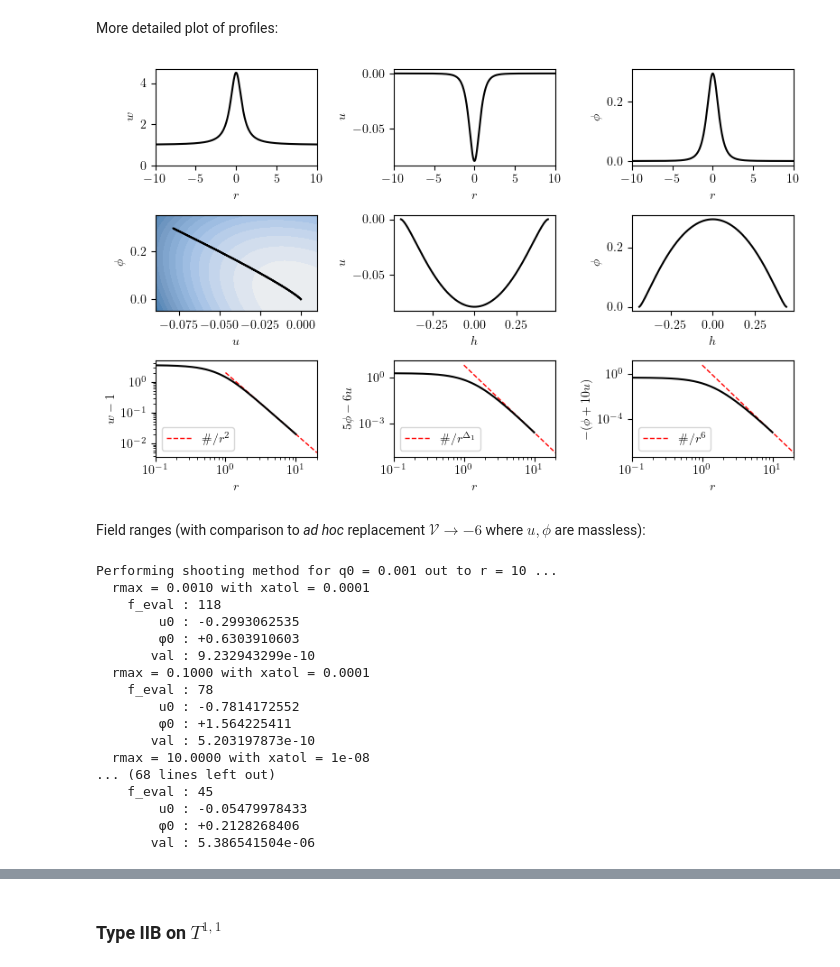
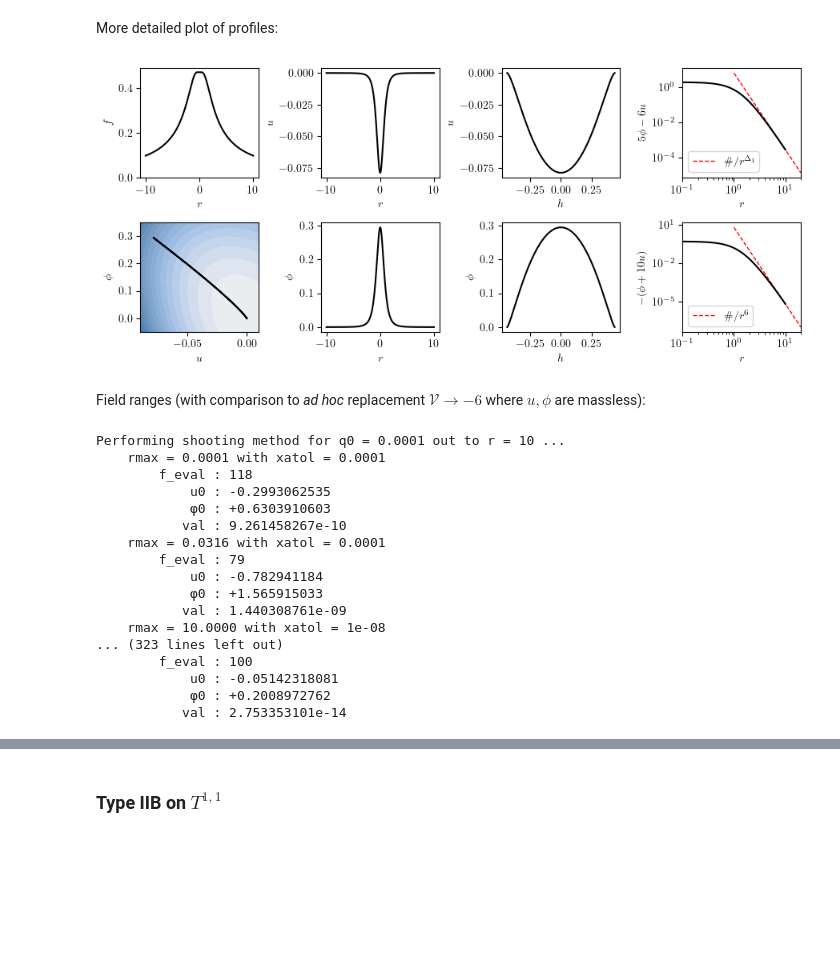
Before and after one commit to gloges/typeII-wormholes, a Jupyter notebook: wormholes.ipynb, the cells around one changed output, grey strips where cells are left out. Drawn from its saved outputs; the diff is of its cells as text; code cells hidden in the pictures; blank space fills up the shorter version.

```diff
--- a/wormholes.ipynb
+++ b/wormholes.ipynb
@@ -51,11 +48,11 @@ The optimal solution matching AdS boundary conditions is found using a shooting
 # %%
 q0, rmax = 1, 10
 soln = wh.wormhole_S3S3(q0, rmax, xatol=10**-10)
-r, w, u, ud, φ, φd, h, f4sqr = soln
+r, f, u, ud, φ, φd, h, f4sqr = soln
 
-fig, axes = plt.subplots(1, 3, figsize=(8,2))
+fig, axes = plt.subplots(1, 3, figsize=(8,2), sharex=True)
 
-axes[0].plot(r, w, 'k')
+axes[0].plot(r, f, 'k')
 axes[1].plot(r, u, 'k')
 axes[2].plot(r, φ, 'k')
 
@@ -82,69 +79,71 @@ Performing shooting method for q0 = 1 out to r = 10 ...
 # %% [markdown]
 More detailed plot of profiles:
 # %%
-fig, axes = plt.subplots(3, 3, figsize=(8,5))
+fig, axes = plt.subplots(2, 4, figsize=(9,4))
 
-xdata = [r, r, r, u, h, h, r,   r,       r        ]
-ydata = [w, u, φ, φ, u, φ, w-1, 5*φ-6*u, -(φ+10*u)]
-xlabels = ['$r$', '$r$', '$r$', '$u$', '$h$', '$h$', '$r$', '$r$', '$r$']
-ylabels = ['$w$', '$u$', '$\phi$', '$\phi$', '$u$', '$\phi$', '$w-1$', '$5\phi-6u$', '$-(\phi+10u)$']
+q = wh.Q(r, q0)
+
+xdata = [r, r, h, r, u, r, h, r]
+ydata = [f, u, u, 5*φ-6*u, φ, φ, φ, -(φ+10*u)]
+xlabels = ['$r$', '$r$', '$h$', '$r$', '$u$', '$r$', '$h$', '$r$']
+ylabels = ['$f$', '$u$', '$u$', '$5\phi-6u$', '$\phi$', '$\phi$', '$\phi$', '$-(\phi+10u)$']
 
 
 # Plot expected power-law fall-offs in asymptotic region
 Δ1 = (3+np.sqrt(33))/2
-wcoeff = np.mean(r[-10:]**2 * (w[-10:] - 1))
+fcoeff = np.mean(r[-10:]**2 * (f[-10:]**(-2) - (r[-10:]**2 + (1+2*q0**2))))
 uφcoeff1 = np.mean(r[-10:]**Δ1 * (5*φ[-10:] - 6*u[-10:]))
 uφcoeff2 = np.mean(r[-10:]**6 * (-φ[-10:] - 10*u[-10:]))
 
 rr = np.linspace(q0, 2*rmax, 2)
-axes[2,0].plot(rr, wcoeff/rr**2, '--r', lw=1, label='$\#/r^2$')
-axes[2,1].plot(rr, uφcoeff1/rr**Δ1, '--r', lw=1, label='$\#/r^{\Delta_1}$')
-axes[2,2].plot(rr, uφcoeff2/rr**6, '--r', lw=1, label='$\#/r^6$')
+axes[0,3].plot(rr, uφcoeff1/rr**Δ1, '--r', lw=1, label='$\#/r^{\Delta_1}$')
+axes[1,3].plot(rr, uφcoeff2/rr**6, '--r', lw=1, label='$\#/r^6$')
 
 # Plot grid of xy-data
 for ax, xx, yy, xlab, ylab in zip(axes.ravel(), xdata, ydata, xlabels, ylabels):
     ax.plot(xx, yy, 'k')
     ax.set_xlabel(xlab)
     ax.set_ylabel(ylab)
 
-for ax in axes[0]:
-    ax.set_xlim(-10, 10)
+# for ax in axes[0]:
+#     ax.set_xlim(-10, 10)
 axes[0,0].set_ylim(0)
 
 # Superimpose potential in u-φ plot
 u0s = np.linspace(-0.09, 0.01, 40)
 φ0s = np.linspace(-0.05, 0.35, 40)
 umesh, φmesh = np.meshgrid(u0s, φ0s)
 VV = wh.V_S3S3(umesh, φmesh)
 
 axes[1,0].contourf(umesh, φmesh, VV,
                    levels=np.arange(-6, -4.4, 0.1),
                    cmap=cc.cm['CET_L12'],
                    extent=(u0s[0], u0s[-1], φ0s[0], φ0s[-1])
                   )
 
 axes[1,0].set_xlim(u0s[0], u0s[-1])
 axes[1,0].set_ylim(φ0s[0], φ0s[-1])
 
 
-for ax in axes[2]:
+for ax in axes[:,3]:
     ax.set_xlim(0.1*q0, 2*rmax)
     ax.set_xscale('log')
     ax.set_yscale('log')
     ax.legend()
 
 plt.tight_layout()
-# plt.subplots_adjust(hspace=0.4, wspace=0.4)
+
+# plt.savefig('images/S3S3_profile_example.png', dpi=300)
 plt.show()
 # %% [output]
-[figure, old version]
+[figure, new version]
 # %% [markdown]
 Field ranges (with comparison to _ad hoc_ replacement $\mathcal{V}\to-6$ where $u,\phi$ are massless):
 # %%
-q0s = np.geomspace(0.001, 10, 5)
+q0s = np.geomspace(0.0001, 10, 20)
 
 q0s_ml = np.geomspace(q0s[0], q0s[-1], 20)
-data_ml = np.asarray([wh.massless_approx_S3S3(q0, 10*q0, q0/1000) for q0 in q0s_ml])
+data_ml = np.asarray([wh.massless_approx_S3S3(q0) for q0 in q0s_ml])
 u0s_ml, φ0s_ml, f4s_ml = data_ml.T
 
 data = []
@@ -153,28 +152,28 @@ for q0 in q0s:
 
     rmax = max(10, 10*q0)
     soln = wh.wormhole_S3S3(q0, rmax, xatol=10**-8)
-    r, w, u, ud, φ, φd, h, f4sqr = soln
+    r, f, u, ud, φ, φd, h, f4sqr = soln
 
     # It happens that u<0 and φ>0
     data.append([min(u), max(φ), np.sqrt(f4sqr)])
 
 u0s, φ0s, f4s = np.asarray(data).T
 # %% [output]
-Performing shooting method for q0 = 0.001 out to r = 10 ...
-  rmax = 0.0010 with xatol = 0.0001
-    f_eval : 118
-        u0 : -0.2993062535
-        φ0 : +0.6303910603
-       val : 9.232943299e-10
-  rmax = 0.1000 with xatol = 0.0001
-    f_eval : 78
-        u0 : -0.7814172552
-        φ0 : +1.564225411
-       val : 5.203197873e-10
-  rmax = 10.0000 with xatol = 1e-08
-... (68 lines left out)
-    f_eval : 45
-        u0 : -0.05479978433
-        φ0 : +0.2128268406
-       val : 5.386541504e-06
+Performing shooting method for q0 = 0.0001 out to r = 10 ...
+    rmax = 0.0001 with xatol = 0.0001
+        f_eval : 118
+            u0 : -0.2993062535
+            φ0 : +0.6303910603
+           val : 9.261458267e-10
+    rmax = 0.0316 with xatol = 0.0001
+        f_eval : 79
+            u0 : -0.782941184
+            φ0 : +1.565915033
+           val : 1.440308761e-09
+    rmax = 10.0000 with xatol = 1e-08
+... (323 lines left out)
+        f_eval : 100
+            u0 : -0.05142318081
+            φ0 : +0.2008972762
+           val : 2.753353101e-14
 # %%
```
Also changed, not shown: parts of 16 cells of this notebook, 7 other files.
